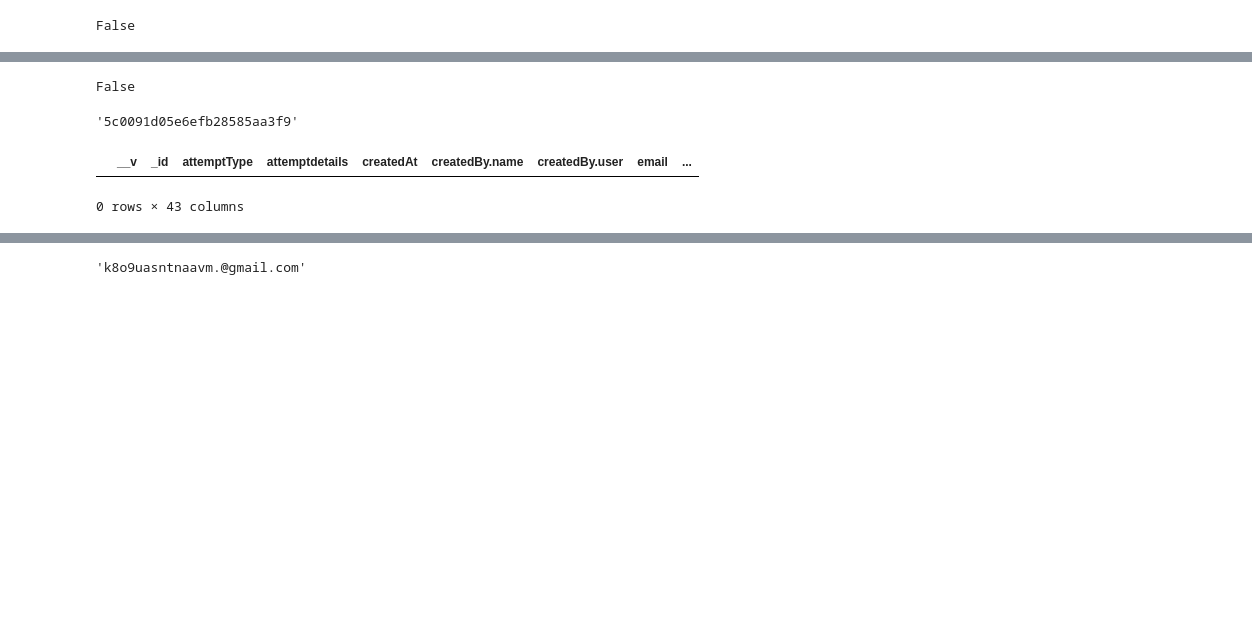
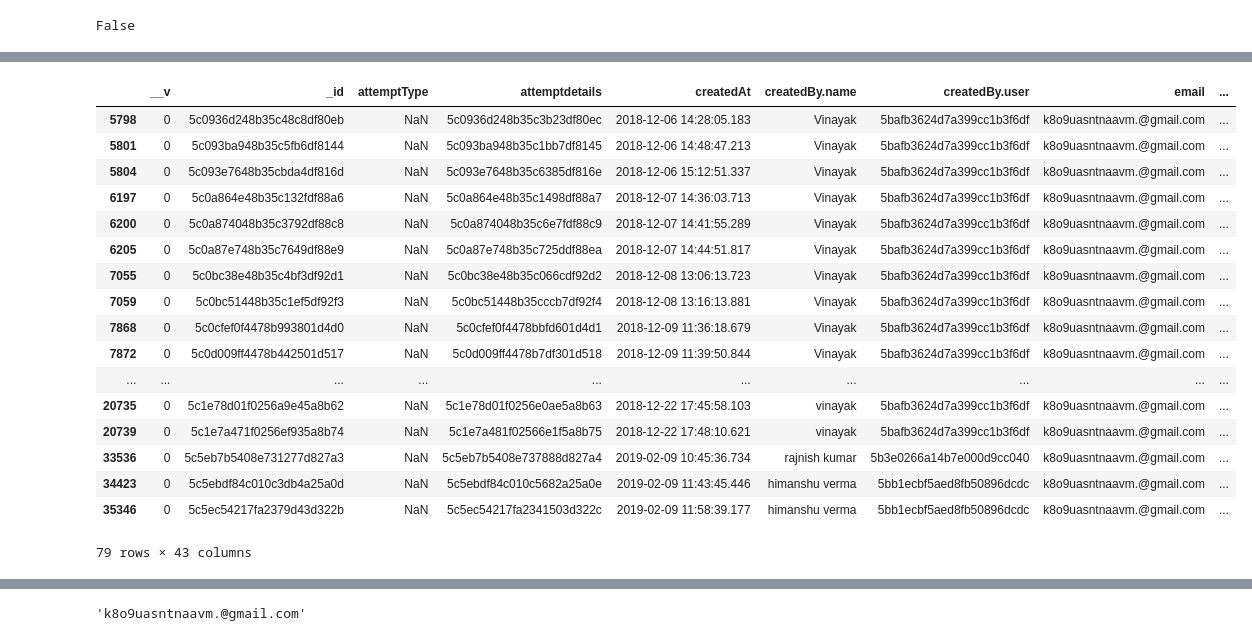
Before and after one commit to Kali-Dev/Internship-Assignment, a Jupyter notebook: intership project.ipynb, the cells around one changed output, grey strips where cells are left out. Saved outputs shown, nothing was run; the diff lists cells and outputs as text; code cells hidden in the pictures; blank space fills up the shorter version.

```diff
--- a/intership project.ipynb
+++ b/intership project.ipynb
@@ -146,16 +157,24 @@ False
 # %%
-attempts_df.user[10000] in attempts_df.user
+attempts_df.loc[attempts_df['user']== attempts_df.user[10000]]
 # %% [output]
+|  | __v | _id | attemptType | attemptdetails | createdAt | createdBy.name | createdBy.user | email | ... |
+| 5798 | 0 | 5c0936d248b35c48c8df80eb | NaN | 5c0936d248b35c3b23df80ec | 2018-12-06 14:28:05.183 | Vinayak | 5bafb3624d7a399cc1b3f6df | k8o9uasntnaavm.@gmail.com | ... |
+| 5801 | 0 | 5c093ba948b35c5fb6df8144 | NaN | 5c093ba948b35c1bb7df8145 | 2018-12-06 14:48:47.213 | Vinayak | 5bafb3624d7a399cc1b3f6df | k8o9uasntnaavm.@gmail.com | ... |
+| 5804 | 0 | 5c093e7648b35cbda4df816d | NaN | 5c093e7648b35c6385df816e | 2018-12-06 15:12:51.337 | Vinayak | 5bafb3624d7a399cc1b3f6df | k8o9uasntnaavm.@gmail.com | ... |
+| 6197 | 0 | 5c0a864e48b35c132fdf88a6 | NaN | 5c0a864e48b35c1498df88a7 | 2018-12-07 14:36:03.713 | Vinayak | 5bafb3624d7a399cc1b3f6df | k8o9uasntnaavm.@gmail.com | ... |
+| 6200 | 0 | 5c0a874048b35c3792df88c8 | NaN | 5c0a874048b35c6e7fdf88c9 | 2018-12-07 14:41:55.289 | Vinayak | 5bafb3624d7a399cc1b3f6df | k8o9uasntnaavm.@gmail.com | ... |
+| 6205 | 0 | 5c0a87e748b35c7649df88e9 | NaN | 5c0a87e748b35c725ddf88ea | 2018-12-07 14:44:51.817 | Vinayak | 5bafb3624d7a399cc1b3f6df | k8o9uasntnaavm.@gmail.com | ... |
+| 7055 | 0 | 5c0bc38e48b35c4bf3df92d1 | NaN | 5c0bc38e48b35c066cdf92d2 | 2018-12-08 13:06:13.723 | Vinayak | 5bafb3624d7a399cc1b3f6df | k8o9uasntnaavm.@gmail.com | ... |
+| 7059 | 0 | 5c0bc51448b35c1ef5df92f3 | NaN | 5c0bc51448b35cccb7df92f4 | 2018-12-08 13:16:13.881 | Vinayak | 5bafb3624d7a399cc1b3f6df | k8o9uasntnaavm.@gmail.com | ... |
+| 7868 | 0 | 5c0cfef0f4478b993801d4d0 | NaN | 5c0cfef0f4478bbfd601d4d1 | 2018-12-09 11:36:18.679 | Vinayak | 5bafb3624d7a399cc1b3f6df | k8o9uasntnaavm.@gmail.com | ... |
+| 7872 | 0 | 5c0d009ff4478b442501d517 | NaN | 5c0d009ff4478b7df301d518 | 2018-12-09 11:39:50.844 | Vinayak | 5bafb3624d7a399cc1b3f6df | k8o9uasntnaavm.@gmail.com | ... |
+| ... | ... | ... | ... | ... | ... | ... | ... | ... | ... |
+| 20735 | 0 | 5c1e78d01f0256a9e45a8b62 | NaN | 5c1e78d01f0256e0ae5a8b63 | 2018-12-22 17:45:58.103 | vinayak | 5bafb3624d7a399cc1b3f6df | k8o9uasntnaavm.@gmail.com | ... |
+| 20739 | 0 | 5c1e7a471f0256ef935a8b74 | NaN | 5c1e7a481f02566e1f5a8b75 | 2018-12-22 17:48:10.621 | vinayak | 5bafb3624d7a399cc1b3f6df | k8o9uasntnaavm.@gmail.com | ... |
+| 33536 | 0 | 5c5eb7b5408e731277d827a3 | NaN | 5c5eb7b5408e737888d827a4 | 2019-02-09 10:45:36.734 | rajnish kumar | 5b3e0266a14b7e000d9cc040 | k8o9uasntnaavm.@gmail.com | ... |
+| 34423 | 0 | 5c5ebdf84c010c3db4a25a0d | NaN | 5c5ebdf84c010c5682a25a0e | 2019-02-09 11:43:45.446 | himanshu verma | 5bb1ecbf5aed8fb50896dcdc | k8o9uasntnaavm.@gmail.com | ... |
+| 35346 | 0 | 5c5ec54217fa2379d43d322b | NaN | 5c5ec54217fa2341503d322c | 2019-02-09 11:58:39.177 | himanshu verma | 5bb1ecbf5aed8fb50896dcdc | k8o9uasntnaavm.@gmail.com | ... |
-False
+79 rows × 43 columns
-# %%
-str(attempts_df.user[10000])
-# %% [output]
-'5c0091d05e6efb28585aa3f9'
-# %%
-attempts_df.loc[attempts_df['user']== str(attempts_df.user[10000])]
-# %% [output]
-|  | __v | _id | attemptType | attemptdetails | createdAt | createdBy.name | createdBy.user | email | ... |
-0 rows × 43 columns
 # %%
 attempts_df.userId.shape
 # %% [output]
```
Also changed, not shown: parts of 37 cells of this notebook.
